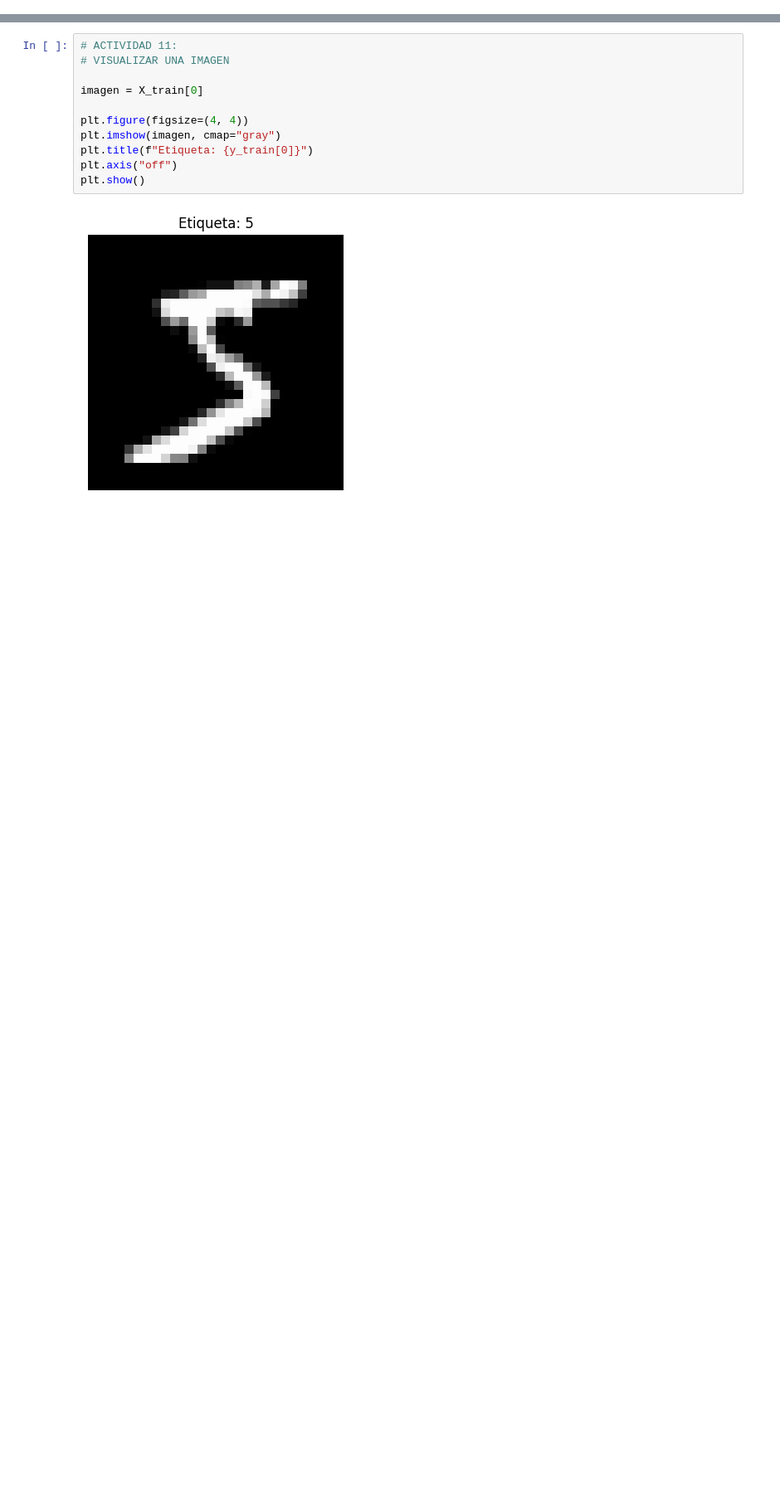
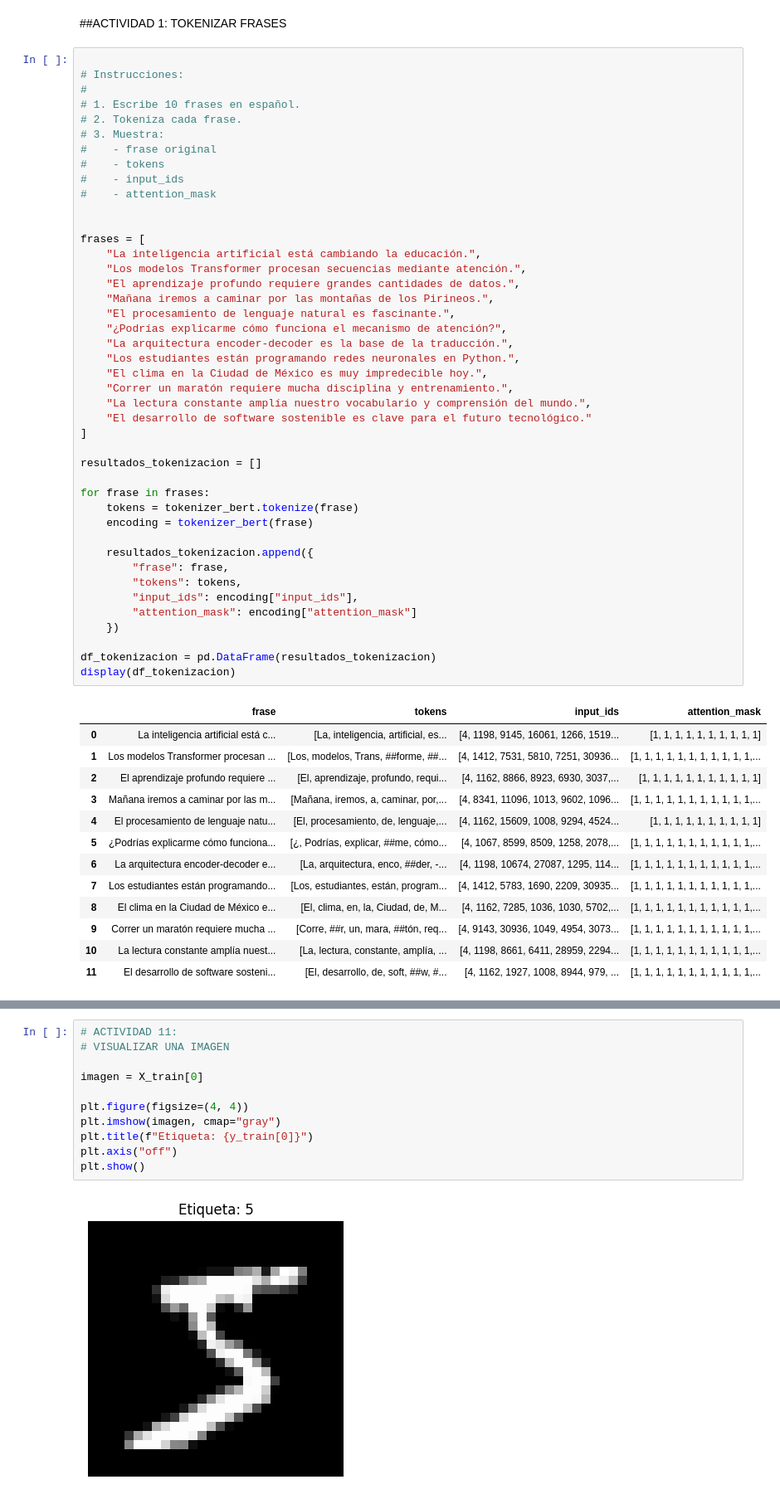
Before and after one commit to Acatziin/Code, a Jupyter notebook: Diplomado_IA/Módulo_X/Tarea 1 - Módulo X - Transformers.ipynb, the cells around one changed output, grey strips where cells are left out. Shown at 83% size. Cells and saved outputs as stored; diff of their text form; blank space fills up the shorter version.

```diff
--- a/Diplomado_IA/Módulo_X/Tarea 1 - Módulo X - Transformers.ipynb
+++ b/Diplomado_IA/Módulo_X/Tarea 1 - Módulo X - Transformers.ipynb
@@ -291,0 +144,60 @@ IndexError: list index out of range
+# %% [markdown]
+##ACTIVIDAD 1:
+TOKENIZAR FRASES
+# %%
+
+# Instrucciones:
+#
+# 1. Escribe 10 frases en español.
+# 2. Tokeniza cada frase.
+# 3. Muestra:
+#    - frase original
+#    - tokens
+#    - input_ids
+#    - attention_mask
+
+
+frases = [
+    "La inteligencia artificial está cambiando la educación.",
+    "Los modelos Transformer procesan secuencias mediante atención.",
+    "El aprendizaje profundo requiere grandes cantidades de datos.",
+    "Mañana iremos a caminar por las montañas de los Pirineos.",
+    "El procesamiento de lenguaje natural es fascinante.",
+    "¿Podrías explicarme cómo funciona el mecanismo de atención?",
+    "La arquitectura encoder-decoder es la base de la traducción.",
+    "Los estudiantes están programando redes neuronales en Python.",
+    "El clima en la Ciudad de México es muy impredecible hoy.",
+    "Correr un maratón requiere mucha disciplina y entrenamiento.",
+    "La lectura constante amplía nuestro vocabulario y comprensión del mundo.",
+    "El desarrollo de software sostenible es clave para el futuro tecnológico."
+]
+
+resultados_tokenizacion = []
+
+for frase in frases:
+    tokens = tokenizer_bert.tokenize(frase)
+    encoding = tokenizer_bert(frase)
+
+    resultados_tokenizacion.append({
+        "frase": frase,
+        "tokens": tokens,
+        "input_ids": encoding["input_ids"],
+        "attention_mask": encoding["attention_mask"]
+    })
+
+df_tokenizacion = pd.DataFrame(resultados_tokenizacion)
+display(df_tokenizacion)
+# %% [output]
+|  | frase | tokens | input_ids | attention_mask |
+| 0 | La inteligencia artificial está c... | [La, inteligencia, artificial, es... | [4, 1198, 9145, 16061, 1266, 1519... | [1, 1, 1, 1, 1, 1, 1, 1, 1, 1] |
+| 1 | Los modelos Transformer procesan ... | [Los, modelos, Trans, ##forme, ##... | [4, 1412, 7531, 5810, 7251, 30936... | [1, 1, 1, 1, 1, 1, 1, 1, 1, 1, 1,... |
+| 2 | El aprendizaje profundo requiere ... | [El, aprendizaje, profundo, requi... | [4, 1162, 8866, 8923, 6930, 3037,... | [1, 1, 1, 1, 1, 1, 1, 1, 1, 1, 1] |
+| 3 | Mañana iremos a caminar por las m... | [Mañana, iremos, a, caminar, por,... | [4, 8341, 11096, 1013, 9602, 1096... | [1, 1, 1, 1, 1, 1, 1, 1, 1, 1, 1,... |
+| 4 | El procesamiento de lenguaje natu... | [El, procesamiento, de, lenguaje,... | [4, 1162, 15609, 1008, 9294, 4524... | [1, 1, 1, 1, 1, 1, 1, 1, 1, 1] |
+| 5 | ¿Podrías explicarme cómo funciona... | [¿, Podrías, explicar, ##me, cómo... | [4, 1067, 8599, 8509, 1258, 2078,... | [1, 1, 1, 1, 1, 1, 1, 1, 1, 1, 1,... |
+| 6 | La arquitectura encoder-decoder e... | [La, arquitectura, enco, ##der, -... | [4, 1198, 10674, 27087, 1295, 114... | [1, 1, 1, 1, 1, 1, 1, 1, 1, 1, 1,... |
+| 7 | Los estudiantes están programando... | [Los, estudiantes, están, program... | [4, 1412, 5783, 1690, 2209, 30935... | [1, 1, 1, 1, 1, 1, 1, 1, 1, 1, 1,... |
+| 8 | El clima en la Ciudad de México e... | [El, clima, en, la, Ciudad, de, M... | [4, 1162, 7285, 1036, 1030, 5702,... | [1, 1, 1, 1, 1, 1, 1, 1, 1, 1, 1,... |
+| 9 | Correr un maratón requiere mucha ... | [Corre, ##r, un, mara, ##tón, req... | [4, 9143, 30936, 1049, 4954, 3073... | [1, 1, 1, 1, 1, 1, 1, 1, 1, 1, 1,... |
+| 10 | La lectura constante amplía nuest... | [La, lectura, constante, amplía, ... | [4, 1198, 8661, 6411, 28959, 2294... | [1, 1, 1, 1, 1, 1, 1, 1, 1, 1, 1,... |
+| 11 | El desarrollo de software sosteni... | [El, desarrollo, de, soft, ##w, #... | [4, 1162, 1927, 1008, 8944, 979, ... | [1, 1, 1, 1, 1, 1, 1, 1, 1, 1, 1,... |
```
Also changed, not shown: parts of 53 cells of this notebook, 1 other file.
